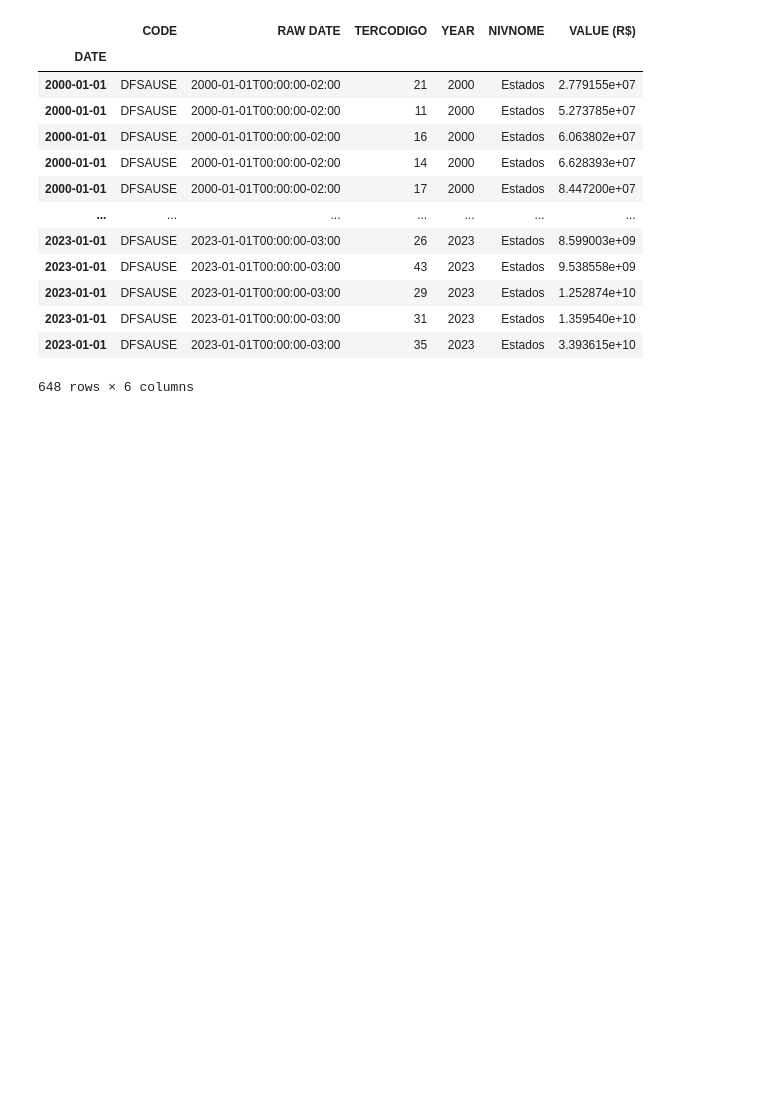
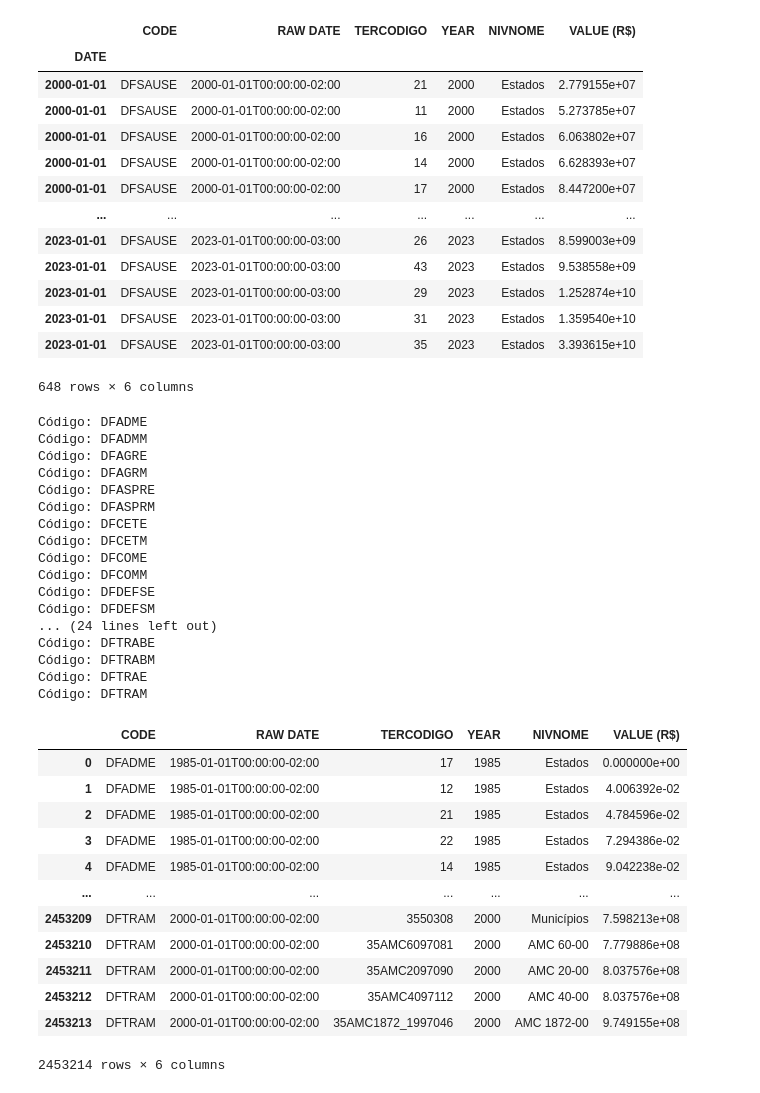
Before and after one commit to iagonmic/union-revenue-costs, a Jupyter notebook: dados_gastos.ipynb, the cells around one changed output. Drawn from its saved outputs; the diff is of its cells as text; code cells hidden in the pictures; blank space fills up the shorter version.

```diff
--- a/dados_gastos.ipynb
+++ b/dados_gastos.ipynb
@@ -69,3 +69,45 @@ df_filtrado_2000_atual
 | 2023-01-01 | DFSAUSE | 2023-01-01T00:00:00-03:00 | 31 | 2023 | Estados | 1.359540e+10 |
 | 2023-01-01 | DFSAUSE | 2023-01-01T00:00:00-03:00 | 35 | 2023 | Estados | 3.393615e+10 |
 648 rows × 6 columns
+# %%
+df_final_1980_2000 = pd.DataFrame()
+df_final_2000_atual = pd.DataFrame()
+
+for i, name in enumerate(df_filtrado['CODE']):
+    df = ipea.timeseries(name)
+    df_final_1980_2000 = pd.concat([df_final_1980_2000, df[(df['YEAR'] >= 1980) & (df['YEAR'] <= 2000)]], ignore_index=True)
+    df_final_2000_atual = pd.concat([df_final_2000_atual, df[(df['YEAR'] >= 2000)]], ignore_index=True)
+    print(f"Código: {name}")
+
+df_final_1980_2000
+# %% [output]
+Código: DFADME
+Código: DFADMM
+Código: DFAGRE
+Código: DFAGRM
+Código: DFASPRE
+Código: DFASPRM
+Código: DFCETE
+Código: DFCETM
+Código: DFCOME
+Código: DFCOMM
+Código: DFDEFSE
+Código: DFDEFSM
+... (24 lines left out)
+Código: DFTRABE
+Código: DFTRABM
+Código: DFTRAE
+Código: DFTRAM
+|  | CODE | RAW DATE | TERCODIGO | YEAR | NIVNOME | VALUE (R$) |
+| 0 | DFADME | 1985-01-01T00:00:00-02:00 | 17 | 1985 | Estados | 0.000000e+00 |
+| 1 | DFADME | 1985-01-01T00:00:00-02:00 | 12 | 1985 | Estados | 4.006392e-02 |
+| 2 | DFADME | 1985-01-01T00:00:00-02:00 | 21 | 1985 | Estados | 4.784596e-02 |
+| 3 | DFADME | 1985-01-01T00:00:00-02:00 | 22 | 1985 | Estados | 7.294386e-02 |
+| 4 | DFADME | 1985-01-01T00:00:00-02:00 | 14 | 1985 | Estados | 9.042238e-02 |
+| ... | ... | ... | ... | ... | ... | ... |
+| 2453209 | DFTRAM | 2000-01-01T00:00:00-02:00 | 3550308 | 2000 | Municípios | 7.598213e+08 |
+| 2453210 | DFTRAM | 2000-01-01T00:00:00-02:00 | 35AMC6097081 | 2000 | AMC 60-00 | 7.779886e+08 |
+| 2453211 | DFTRAM | 2000-01-01T00:00:00-02:00 | 35AMC2097090 | 2000 | AMC 20-00 | 8.037576e+08 |
+| 2453212 | DFTRAM | 2000-01-01T00:00:00-02:00 | 35AMC4097112 | 2000 | AMC 40-00 | 8.037576e+08 |
+| 2453213 | DFTRAM | 2000-01-01T00:00:00-02:00 | 35AMC1872_1997046 | 2000 | AMC 1872-00 | 9.749155e+08 |
+2453214 rows × 6 columns
```
Also changed, not shown: parts of 10 cells of this notebook, 5 other files.
